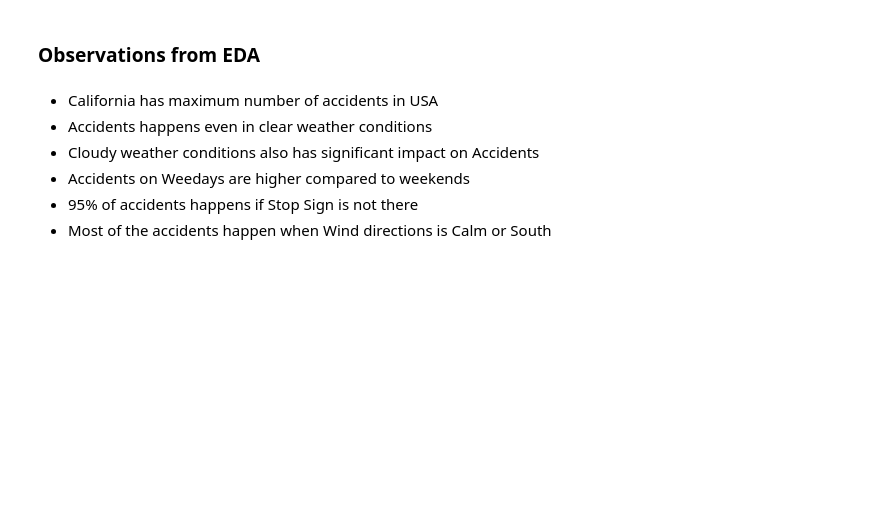
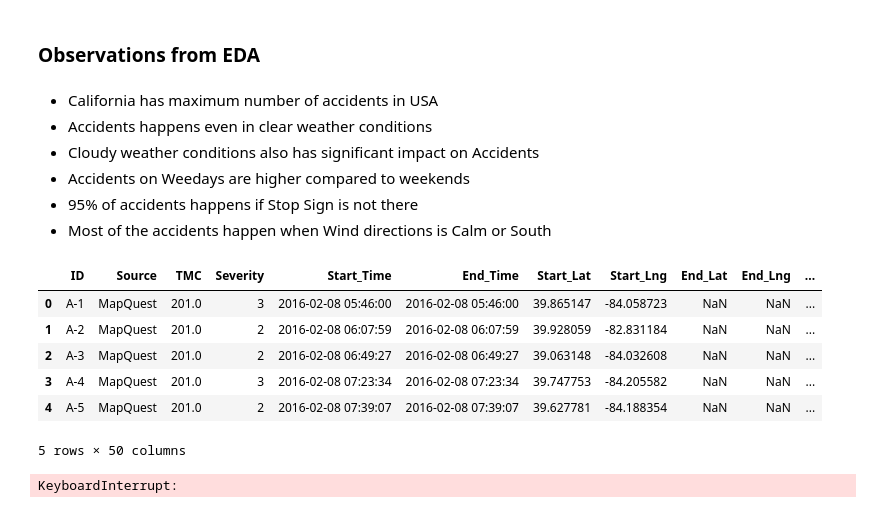
Before and after one commit to kbs-group-9/kbs-group-9.github.io, a Jupyter notebook: notebooks/US Accidents - EDA.ipynb, the cells around one changed output. Drawn from its saved outputs; the diff is of its cells as text; code cells hidden in the pictures; blank space fills up the shorter version.

```diff
--- a/notebooks/US Accidents - EDA.ipynb
+++ b/notebooks/US Accidents - EDA.ipynb
@@ -261,3 +261,55 @@ plt.show()
 - Accidents on Weedays are higher compared to weekends
 - 95% of accidents happens if Stop Sign is not there
 - Most of the accidents happen when Wind directions is Calm or South
+# %%
+data_df.head()
+# %% [output]
+|  | ID | Source | TMC | Severity | Start_Time | End_Time | Start_Lat | Start_Lng | End_Lat | End_Lng | ... |
+| 0 | A-1 | MapQuest | 201.0 | 3 | 2016-02-08 05:46:00 | 2016-02-08 05:46:00 | 39.865147 | -84.058723 | NaN | NaN | ... |
+| 1 | A-2 | MapQuest | 201.0 | 2 | 2016-02-08 06:07:59 | 2016-02-08 06:07:59 | 39.928059 | -82.831184 | NaN | NaN | ... |
+| 2 | A-3 | MapQuest | 201.0 | 2 | 2016-02-08 06:49:27 | 2016-02-08 06:49:27 | 39.063148 | -84.032608 | NaN | NaN | ... |
+| 3 | A-4 | MapQuest | 201.0 | 3 | 2016-02-08 07:23:34 | 2016-02-08 07:23:34 | 39.747753 | -84.205582 | NaN | NaN | ... |
+| 4 | A-5 | MapQuest | 201.0 | 2 | 2016-02-08 07:39:07 | 2016-02-08 07:39:07 | 39.627781 | -84.188354 | NaN | NaN | ... |
+5 rows × 50 columns
+# %%
+data_df['Description'].head()
+
+# https://www.geeksforgeeks.org/generating-word-cloud-python/
+# Python program to generate WordCloud
+# importing all necessery modules
+from wordcloud import WordCloud, STOPWORDS
+
+comment_words = ' '
+stopwords = set(STOPWORDS)
+
+# iterate through the csv file
+for val in data_df['Description']:
+
+    # typecaste each val to string
+    val = str(val)
+
+    # split the value
+    tokens = val.split()
+
+    # Converts each token into lowercase
+    for i in range(len(tokens)):
+        tokens[i] = tokens[i].lower()
+
+    for words in tokens:
+        comment_words = comment_words + words + ' '
+
+
+wordcloud = WordCloud(width = 800, height = 800,
+                    background_color ='white',
+                    stopwords = stopwords,
+                    min_font_size = 10).generate(comment_words)
+
+    # plot the WordCloud image
+plt.figure(figsize = (8, 8), facecolor = None)
+plt.imshow(wordcloud)
+plt.axis("off")
+plt.tight_layout(pad = 0)
+
+plt.show()
+# %% [output]
+KeyboardInterrupt:
```
Also changed, not shown: parts of 4 cells of this notebook, 1 other file.
